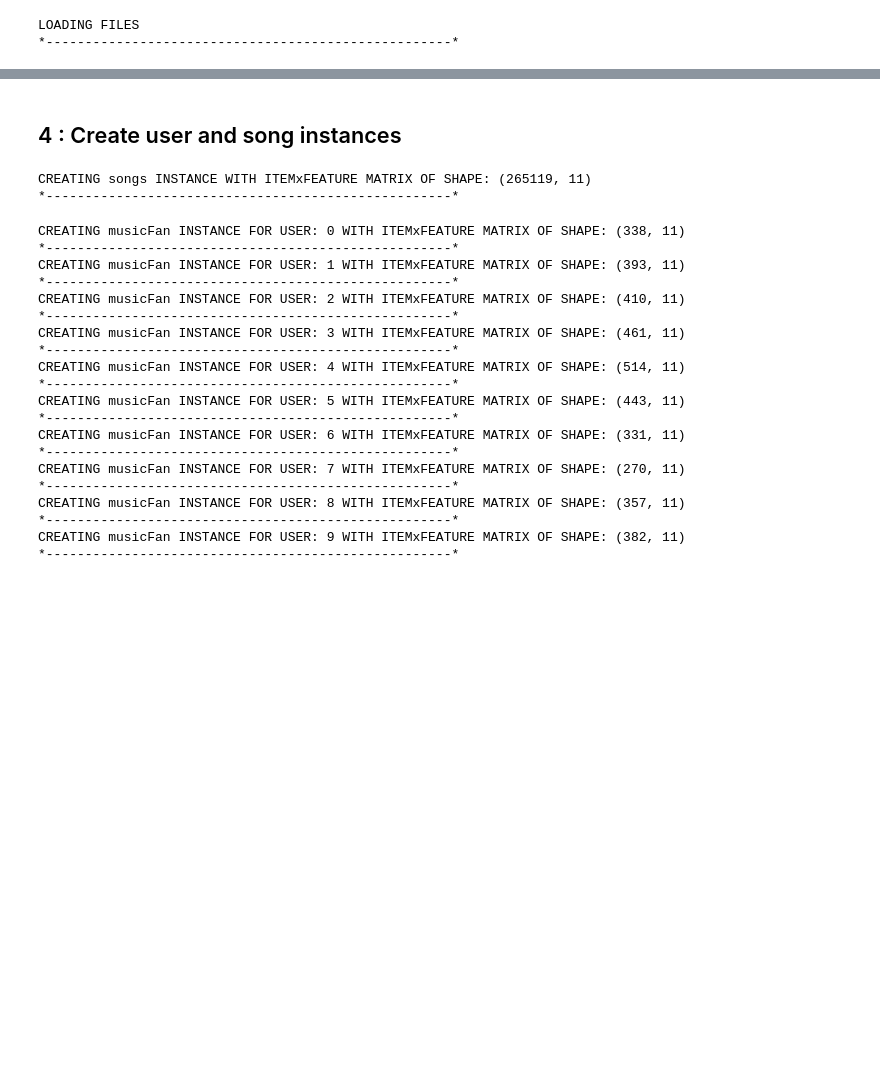
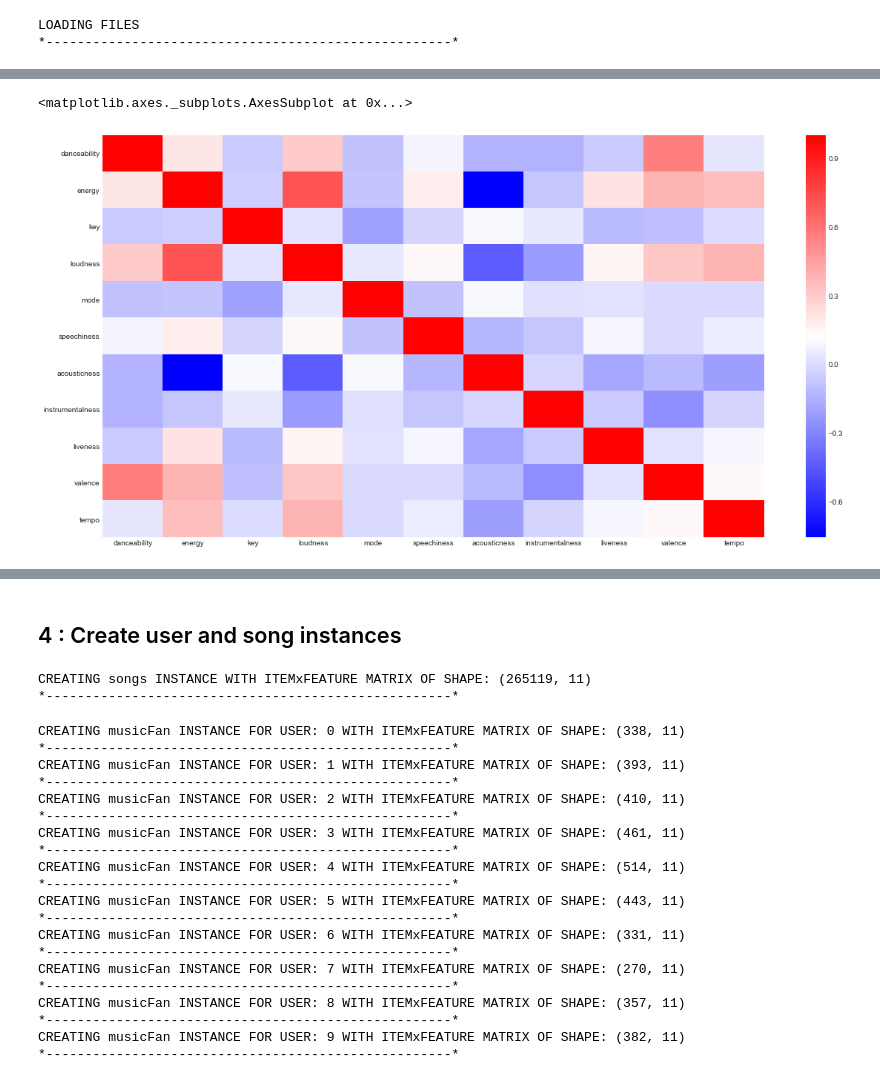
Before and after one commit to mukeshk1986/Projects, a Jupyter notebook: Spotify/SpotifyProject_CompiledCode.ipynb, the cells around one changed output, grey strips where cells are left out. Cells and saved outputs as stored; diff of their text form; code cells hidden in the pictures; blank space fills up the shorter version.

```diff
--- a/Spotify/SpotifyProject_CompiledCode.ipynb
+++ b/Spotify/SpotifyProject_CompiledCode.ipynb
@@ -243,0 +371,7 @@ LOADING FILES
+# %%
+#The following is a correlation heatmap for user0. Correlations can be positive (red) or negative (blue)
+plt.figure(figsize=(20,10))
+sns.heatmap(df_0.iloc[:,1:12].astype(float).corr(),cmap="bwr")
+# %% [output]
+<matplotlib.axes._subplots.AxesSubplot at 0x...>
+[figure, added]
```
Also changed, not shown: parts of 21 cells of this notebook.
